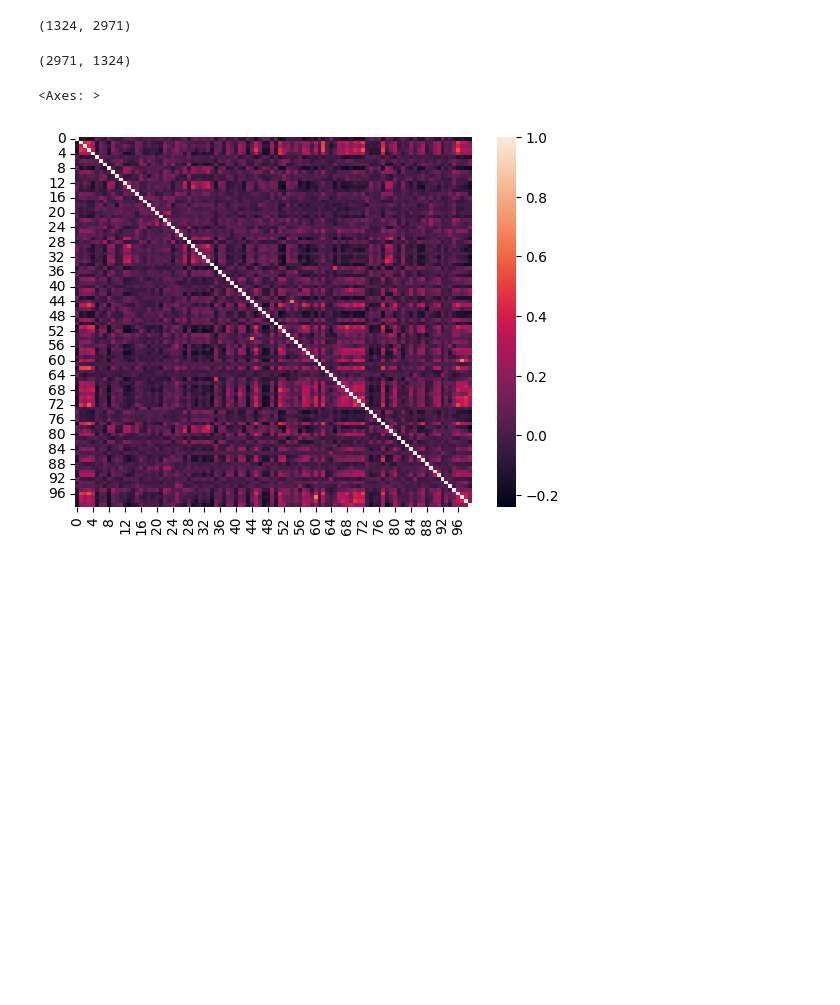
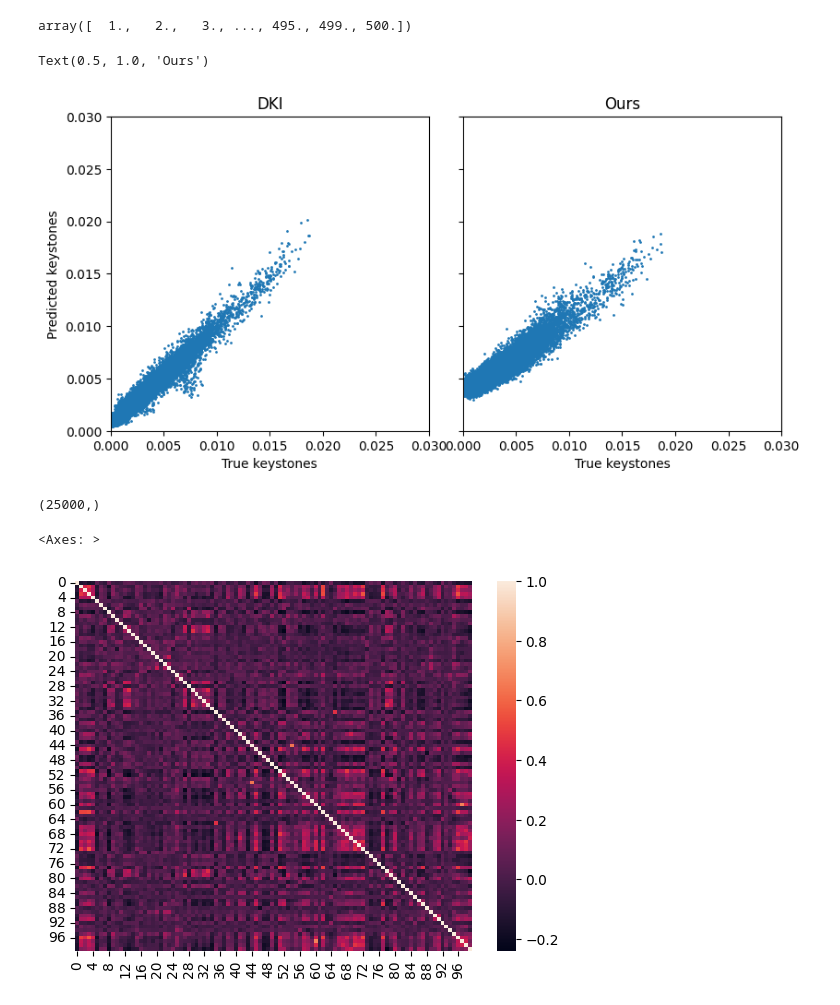
Before and after one commit to rkdan/Keystone, a Jupyter notebook: notebook.ipynb, the cells around one changed output. Drawn from its saved outputs; the diff is of its cells as text; code cells hidden in the pictures; blank space fills up the shorter version.

```diff
--- a/notebook.ipynb
+++ b/notebook.ipynb
@@ -50,0 +83,5 @@ data = np.genfromtxt(fname="./North_America.tsv", delimiter="\t", skip_header=1,
+# %%
+# get indices of all non-zero elements
+import numpy as np
+indices = np.where(K.T != 0)
+indices
@@ -50,0 +91,3 @@ data = np.genfromtxt(fname="./North_America.tsv", delimiter="\t", skip_header=1,
+# %%
+# get only the non-zero elements of K and the corresponding indices in an array where each row is (i, j, K[i,j])
+non_zero = np.array([(i+1, j+1, K.T[i,j]) for i, j in zip(indices[0], indices[1])])
@@ -50,0 +97,4 @@ data = np.genfromtxt(fname="./North_America.tsv", delimiter="\t", skip_header=1,
+# %%
+import pandas as pd
+dataframe = pd.DataFrame(non_zero, columns=['i', 'j', 'K[i,j]'])
+dataframe.tail(20)
@@ -50,0 +119,30 @@ data = np.genfromtxt(fname="./North_America.tsv", delimiter="\t", skip_header=1,
+# %%
+#extract j column only
+j = dataframe['j'].values
+other_js = DKI_keystone[:,5]
+other_js
+# %% [output]
+array([  1.,   2.,   3., ..., 495., 499., 500.])
+# %%
+my_keystones = dataframe["K[i,j]"].values
+pred_keystones = DKI_keystone[:,0]
+true_keystones = DKI_keystone[:,2]
+# %%
+import matplotlib.pyplot as plt
+fig, (ax1, ax2) = plt.subplots(figsize=(8,4), ncols=2, sharey=True)
+fig.tight_layout()
+ax1.scatter(true_keystones, pred_keystones, s=1)
+ax1.set_xlim(0,0.03)
+ax1.set_ylim(0,0.03)
+ax1.set_xlabel('True keystones')
+ax1.set_ylabel('Predicted keystones')
+ax1.set_title('DKI')
+
+ax2.scatter(true_keystones, my_keystones, s=1)
+ax2.set_xlim(0,0.03)
+ax2.set_ylim(0,0.03)
+ax2.set_xlabel('True keystones')
+ax2.set_title('Ours')
+# %% [output]
+Text(0.5, 1.0, 'Ours')
+[figure, added]
@@ -51,11 +152,7 @@ data = np.genfromtxt(fname="./North_America.tsv", delimiter="\t", skip_header=1,
 # %%
-data.shape
+DKI_keystone_pred.shape
 # %% [output]
-(1324, 2971)
+(25000,)
-# %%
-X.shape
-# %% [output]
-(2971, 1324)
 # %%
 import seaborn as sns
 
```
Also changed, not shown: parts of 12 cells of this notebook, 13 other files.
